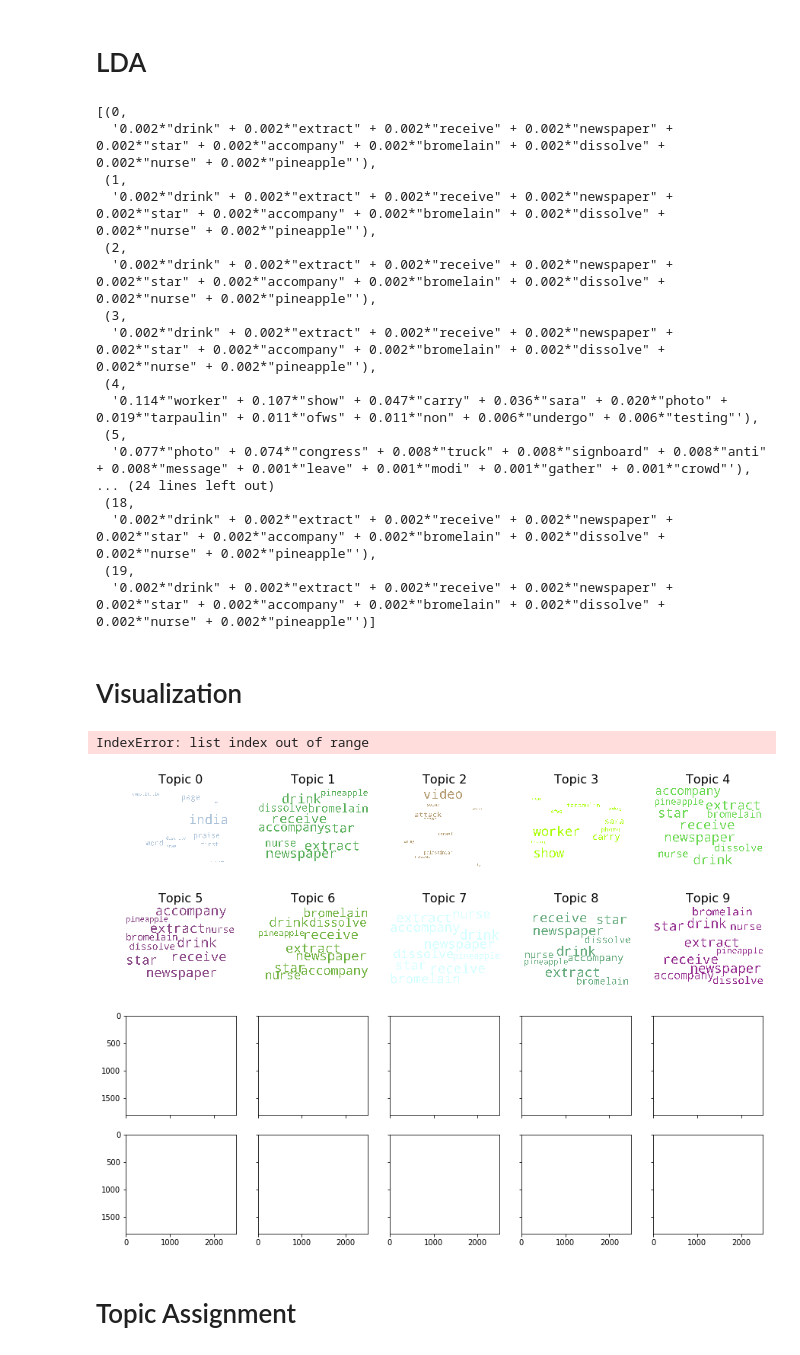
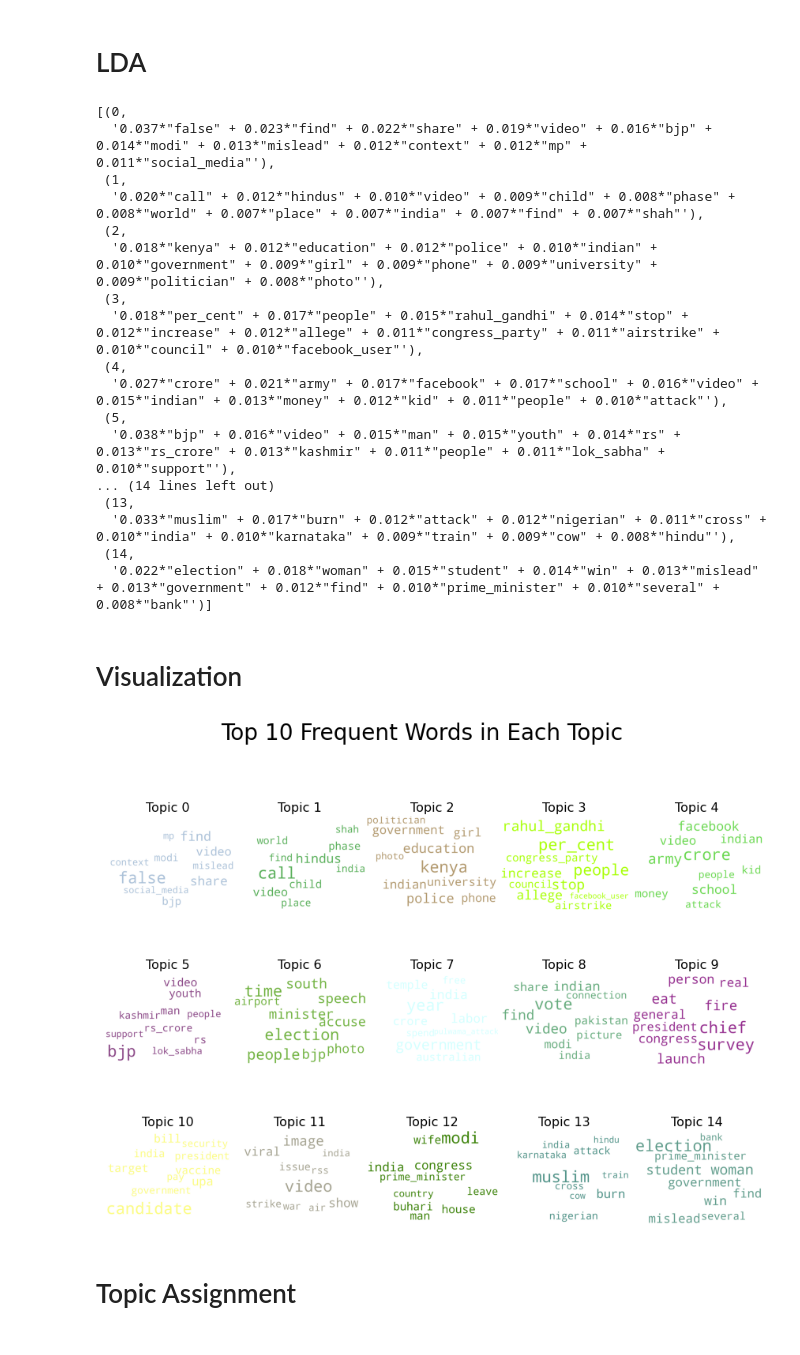
Before and after one commit to DavidKai1999/Stats-170-project, a Jupyter notebook: dataset_preprocessing/Topic Modeling.ipynb, the cells around one changed output. Saved outputs shown, nothing was run; the diff lists cells and outputs as text; code cells hidden in the pictures.

Commit message:
Update Topic Modeling.ipynb
Fix the bug when setting num_topics > 10

```diff
--- a/dataset_preprocessing/Topic Modeling.ipynb
+++ b/dataset_preprocessing/Topic Modeling.ipynb
@@ -47,7 +47,8 @@ reddit_data.head()
 | 3 | urban outfitters sunk new low vin... | urban outfitters sorry selling ke... |
 | 4 | santa goes many names santa claus... | story santa claus |
 # %%
-df = pd.concat([en_news,reddit_data]).reset_index(drop=True)
+#df = pd.concat([en_news,reddit_data]).reset_index(drop=True)
+df = en_news
 # %%
 df = df.drop_duplicates(subset='text')
 len(df)
@@ -125,7 +126,7 @@ id2word = corpora.Dictionary(data_ready)
 # Term Document Frequency
 corpus = [id2word.doc2bow(text) for text in data_ready]
 # %%
-num_topics = 20
+num_topics = 15
 
 # Build LDA model
 lda_model = gensim.models.ldamodel.LdaModel(corpus=corpus,
@@ -133,8 +134,6 @@ lda_model = gensim.models.ldamodel.LdaModel(corpus=corpus,
                                            num_topics=num_topics,
                                            random_state=100,
                                            update_every=1,
-                                           chunksize=10,
-                                           passes=10,
                                            alpha='symmetric',
                                            iterations=100,
                                            per_word_topics=True)
@@ -142,60 +141,59 @@ lda_model = gensim.models.ldamodel.LdaModel(corpus=corpus,
 lda_model.print_topics()
 # %% [output]
 [(0,
-  '0.002*"drink" + 0.002*"extract" + 0.002*"receive" + 0.002*"newspaper" + 0.002*"star" + 0.002*"accompany" + 0.002*"bromelain" + 0.002*"dissolve" + 0.002*"nurse" + 0.002*"pineapple"'),
+  '0.037*"false" + 0.023*"find" + 0.022*"share" + 0.019*"video" + 0.016*"bjp" + 0.014*"modi" + 0.013*"mislead" + 0.012*"context" + 0.012*"mp" + 0.011*"social_media"'),
  (1,
-  '0.002*"drink" + 0.002*"extract" + 0.002*"receive" + 0.002*"newspaper" + 0.002*"star" + 0.002*"accompany" + 0.002*"bromelain" + 0.002*"dissolve" + 0.002*"nurse" + 0.002*"pineapple"'),
+  '0.020*"call" + 0.012*"hindus" + 0.010*"video" + 0.009*"child" + 0.008*"phase" + 0.008*"world" + 0.007*"place" + 0.007*"india" + 0.007*"find" + 0.007*"shah"'),
  (2,
-  '0.002*"drink" + 0.002*"extract" + 0.002*"receive" + 0.002*"newspaper" + 0.002*"star" + 0.002*"accompany" + 0.002*"bromelain" + 0.002*"dissolve" + 0.002*"nurse" + 0.002*"pineapple"'),
+  '0.018*"kenya" + 0.012*"education" + 0.012*"police" + 0.010*"indian" + 0.010*"government" + 0.009*"girl" + 0.009*"phone" + 0.009*"university" + 0.009*"politician" + 0.008*"photo"'),
  (3,
-  '0.002*"drink" + 0.002*"extract" + 0.002*"receive" + 0.002*"newspaper" + 0.002*"star" + 0.002*"accompany" + 0.002*"bromelain" + 0.002*"dissolve" + 0.002*"nurse" + 0.002*"pineapple"'),
+  '0.018*"per_cent" + 0.017*"people" + 0.015*"rahul_gandhi" + 0.014*"stop" + 0.012*"increase" + 0.012*"allege" + 0.011*"congress_party" + 0.011*"airstrike" + 0.010*"council" + 0.010*"facebook_user"'),
  (4,
-  '0.114*"worker" + 0.107*"show" + 0.047*"carry" + 0.036*"sara" + 0.020*"photo" + 0.019*"tarpaulin" + 0.011*"ofws" + 0.011*"non" + 0.006*"undergo" + 0.006*"testing"'),
+  '0.027*"crore" + 0.021*"army" + 0.017*"facebook" + 0.017*"school" + 0.016*"video" + 0.015*"indian" + 0.013*"money" + 0.012*"kid" + 0.011*"people" + 0.010*"attack"'),
  (5,
-  '0.077*"photo" + 0.074*"congress" + 0.008*"truck" + 0.008*"signboard" + 0.008*"anti" + 0.008*"message" + 0.001*"leave" + 0.001*"modi" + 0.001*"gather" + 0.001*"crowd"'),
-... (24 lines left out)
- (18,
-  '0.002*"drink" + 0.002*"extract" + 0.002*"receive" + 0.002*"newspaper" + 0.002*"star" + 0.002*"accompany" + 0.002*"bromelain" + 0.002*"dissolve" + 0.002*"nurse" + 0.002*"pineapple"'),
- (19,
-  '0.002*"drink" + 0.002*"extract" + 0.002*"receive" + 0.002*"newspaper" + 0.002*"star" + 0.002*"accompany" + 0.002*"bromelain" + 0.002*"dissolve" + 0.002*"nurse" + 0.002*"pineapple"')]
+  '0.038*"bjp" + 0.016*"video" + 0.015*"man" + 0.015*"youth" + 0.014*"rs" + 0.013*"rs_crore" + 0.013*"kashmir" + 0.011*"people" + 0.011*"lok_sabha" + 0.010*"support"'),
+... (14 lines left out)
+ (13,
+  '0.033*"muslim" + 0.017*"burn" + 0.012*"attack" + 0.012*"nigerian" + 0.011*"cross" + 0.010*"india" + 0.010*"karnataka" + 0.009*"train" + 0.009*"cow" + 0.008*"hindu"'),
+ (14,
+  '0.022*"election" + 0.018*"woman" + 0.015*"student" + 0.014*"win" + 0.013*"mislead" + 0.013*"government" + 0.012*"find" + 0.010*"prime_minister" + 0.010*"several" + 0.008*"bank"')]
 # %% [markdown]
 # Visualization
 # %%
 from matplotlib import pyplot as plt
 from wordcloud import WordCloud, STOPWORDS
 import matplotlib.colors as mcolors
 
 cols = [color for name, color in mcolors.XKCD_COLORS.items()] #mcolors.TABLEAU_COLORS # more colors: 'mcolors.XKCD_COLORS'
 
 cloud = WordCloud(stopwords=stop_words,
                   background_color='white',
                   width=2500,
                   height=1800,
-                  max_words=15,
+                  max_words=10,
                   colormap='tab10',
                   color_func=lambda *args, **kwargs: cols[i],
                   prefer_horizontal=1.0)
 
-topics = lda_model.show_topics(formatted=False)
+topics = lda_model.show_topics(num_topics,formatted=False)
 
-fig, axes = plt.subplots(4, 5, figsize=(15,11), sharex=True, sharey=True)
+fig, axes = plt.subplots(3, 5, figsize=(15,11), sharex=True, sharey=True)
 
 for i, ax in enumerate(axes.flatten()):
     fig.add_subplot(ax)
     topic_words = dict(topics[i][1])
     cloud.generate_from_frequencies(topic_words, max_font_size=300)
     plt.gca().imshow(cloud)
     plt.gca().set_title('Topic ' + str(i), fontdict=dict(size=16))
     plt.gca().axis('off')
 
 plt.subplots_adjust(wspace=0, hspace=0)
 plt.axis('off')
 plt.margins(x=0, y=0)
 plt.suptitle('Top 10 Frequent Words in Each Topic',size=28)
 plt.show()
 # %% [output]
-IndexError: list index out of range
-[figure, old version]
+[figure, new version]
 # %% [markdown]
 # Topic Assignment
 # %%
```
Also changed, not shown: parts of 1 cell of this notebook.
